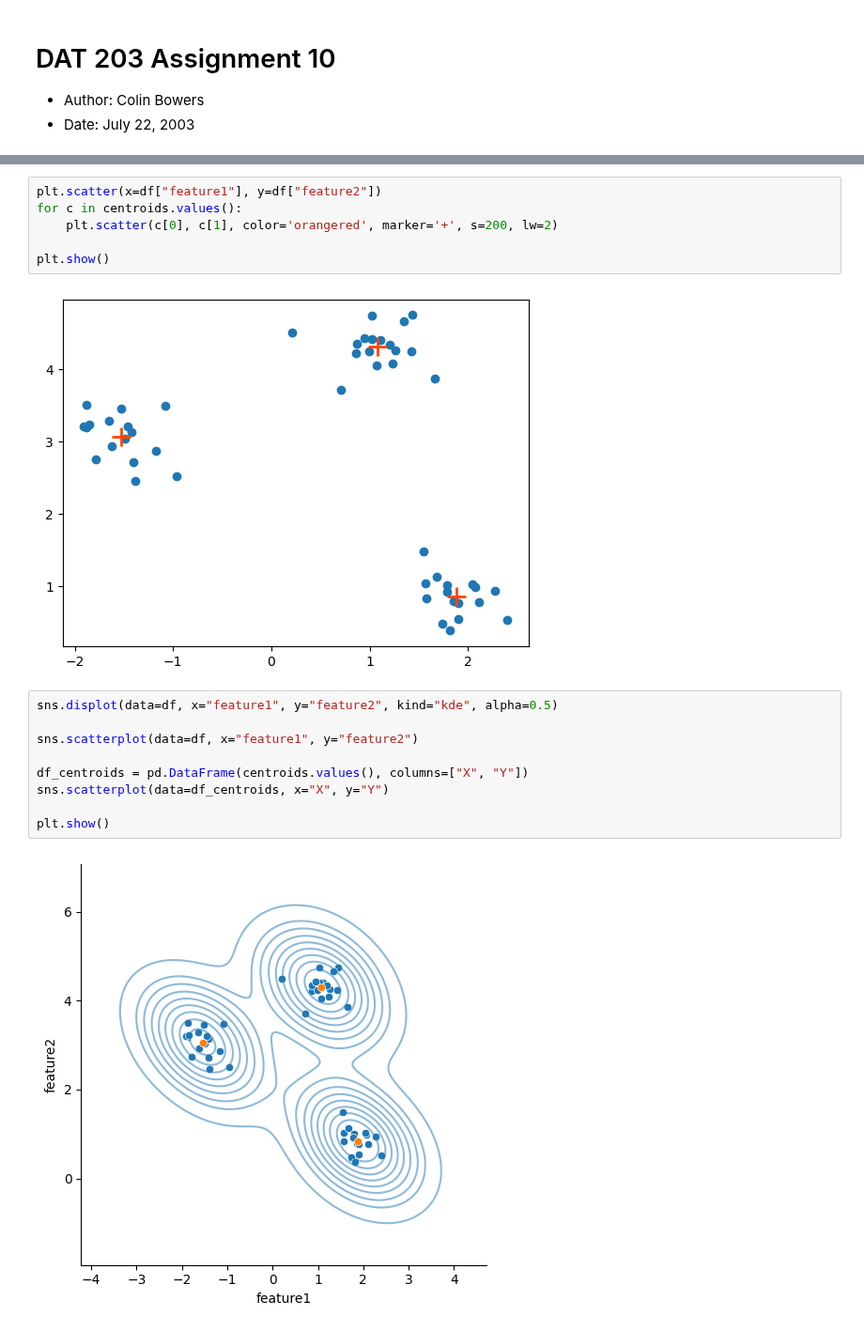
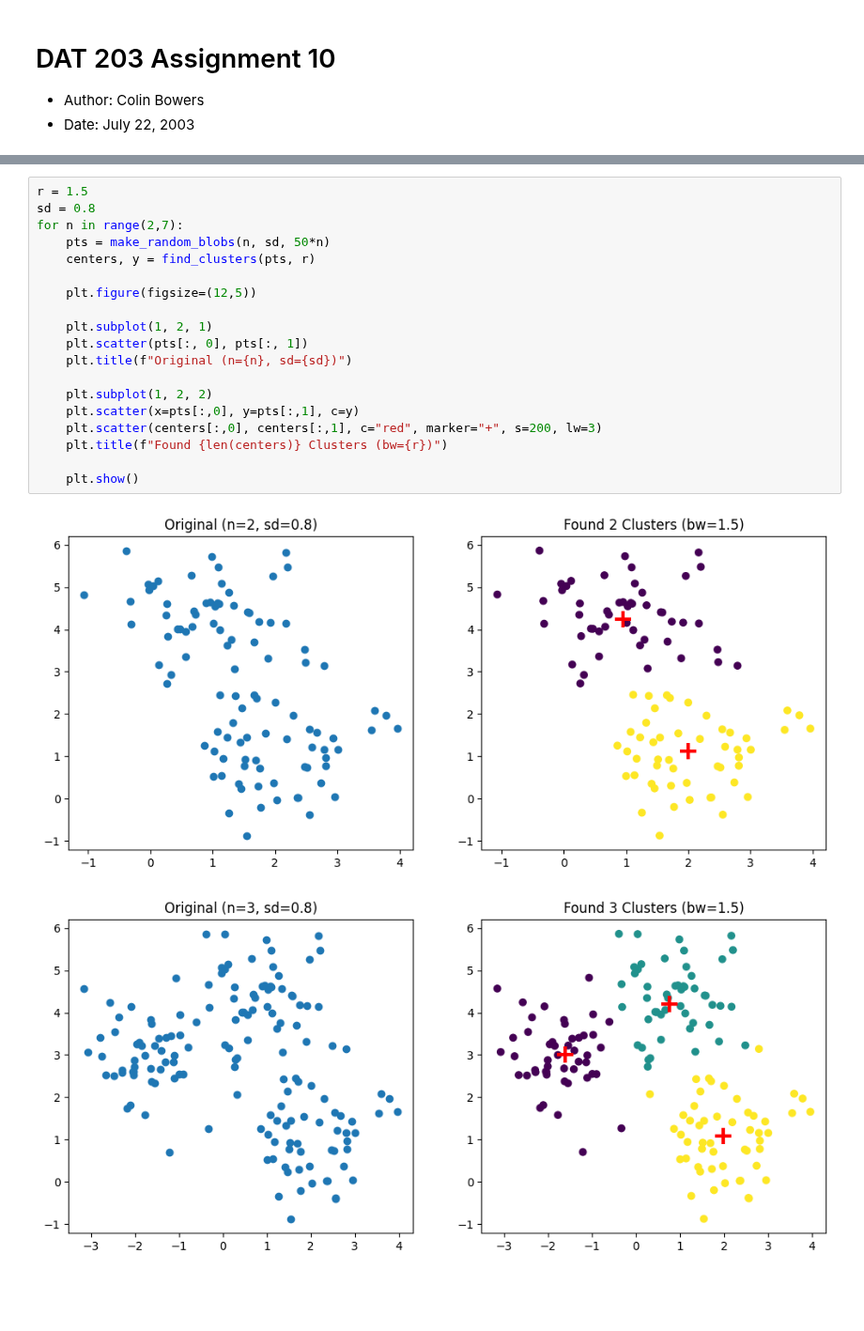
Before and after one commit to straylight77/data-sci-learning, a Jupyter notebook: dat203/lab10.ipynb, the cells around one changed output, grey strips where cells are left out. Shown at 94% size. Saved outputs shown, nothing was run; the diff lists cells and outputs as text; blank space fills up the shorter version.

```diff
--- a/dat203/lab10.ipynb
+++ b/dat203/lab10.ipynb
@@ -104,19 +143,22 @@ print(f" => done={done}")
-# %%
-plt.scatter(x=df["feature1"], y=df["feature2"])
-for c in centroids.values():
-    plt.scatter(c[0], c[1], color='orangered', marker='+', s=200, lw=2)
-
-plt.show()
-# %% [output]
-[figure, removed]
-# %%
-sns.displot(data=df, x="feature1", y="feature2", kind="kde", alpha=0.5)
-
-sns.scatterplot(data=df, x="feature1", y="feature2")
-
-df_centroids = pd.DataFrame(centroids.values(), columns=["X", "Y"])
-sns.scatterplot(data=df_centroids, x="X", y="Y")
-
-plt.show()
-# %% [output]
-[figure, removed]
+# %%
+r = 1.5
+sd = 0.8
+for n in range(2,7):
+    pts = make_random_blobs(n, sd, 50*n)
+    centers, y = find_clusters(pts, r)
+
+    plt.figure(figsize=(12,5))
+
+    plt.subplot(1, 2, 1)
+    plt.scatter(pts[:, 0], pts[:, 1])
+    plt.title(f"Original (n={n}, sd={sd})")
+
+    plt.subplot(1, 2, 2)
+    plt.scatter(x=pts[:,0], y=pts[:,1], c=y)
+    plt.scatter(centers[:,0], centers[:,1], c="red", marker="+", s=200, lw=3)
+    plt.title(f"Found {len(centers)} Clusters (bw={r})")
+
+    plt.show()
+# %% [output]
+[figure, added]
+[figure, added]
```
Also changed, not shown: parts of 20 cells of this notebook.
